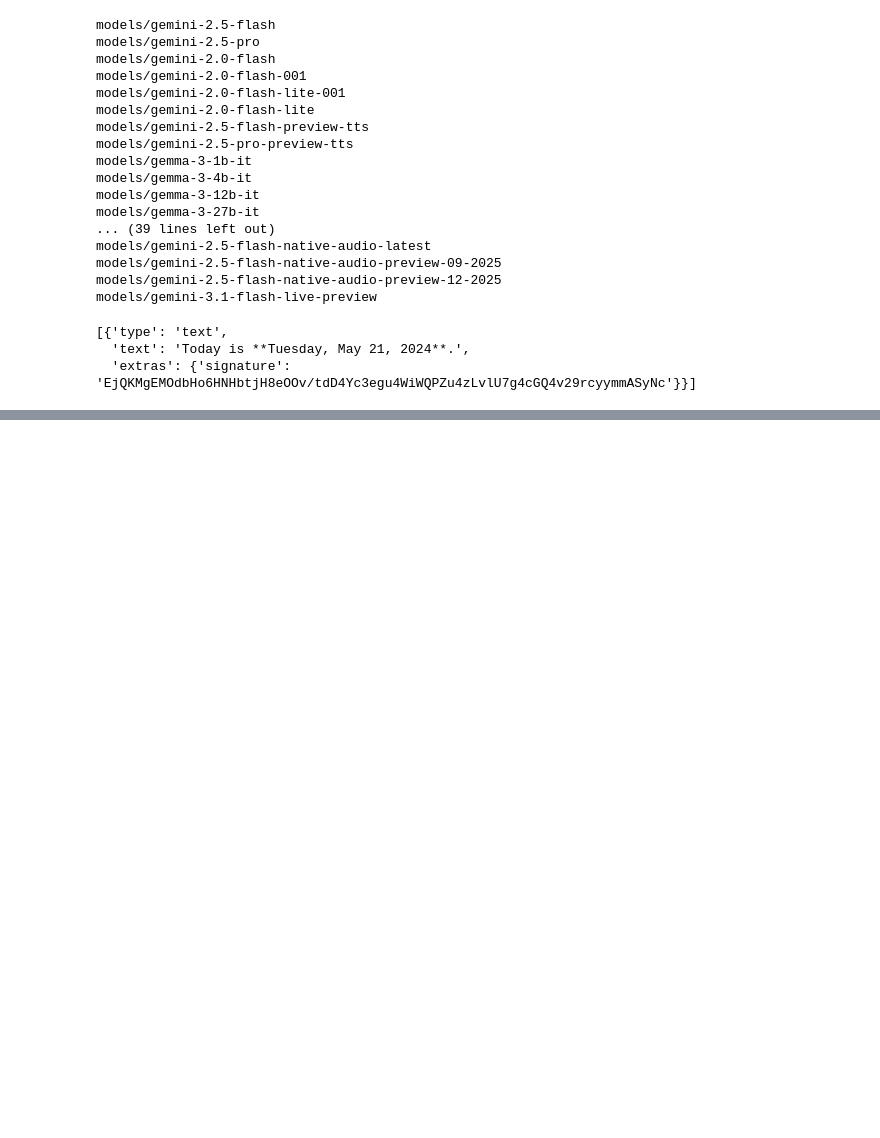
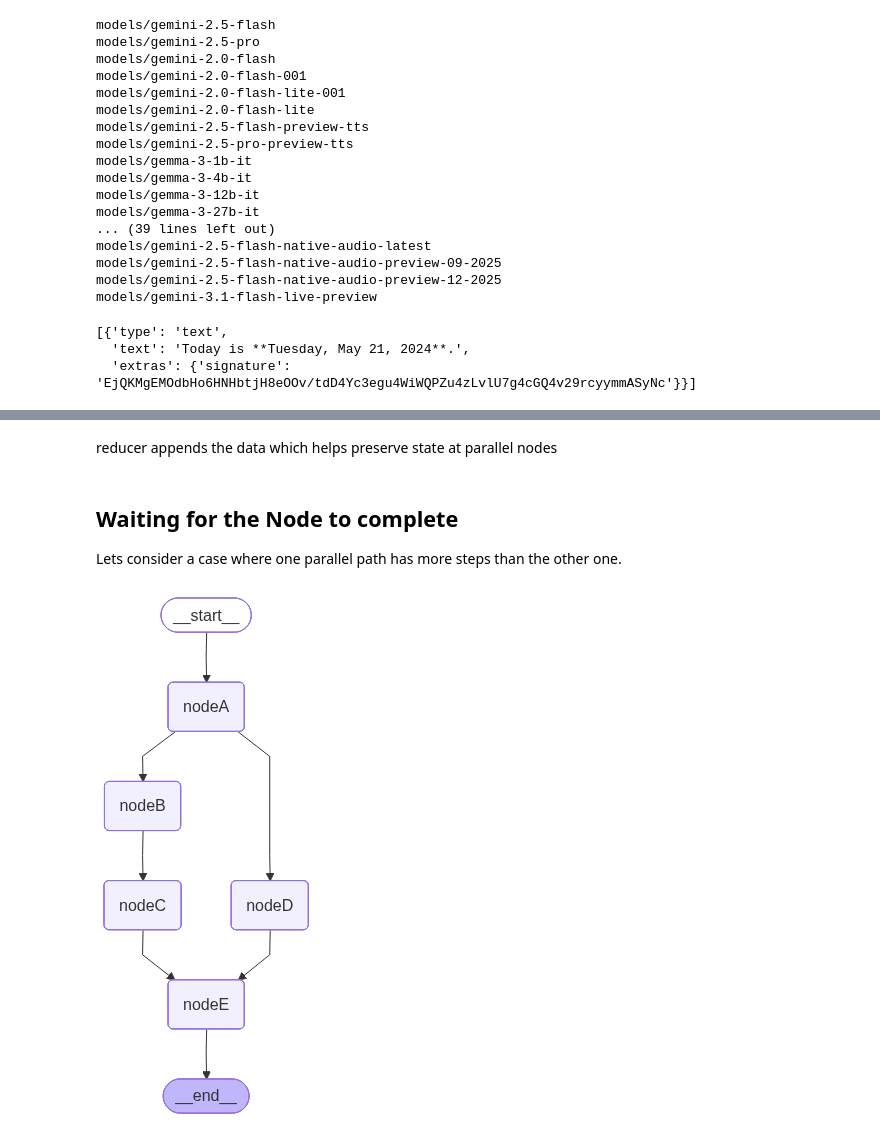
Before and after one commit to divya-gh/LangGraph-Course, a Jupyter notebook: Code/Lesson_4/Parallalization.ipynb, the cells around one changed output, grey strips where cells are left out. Cells and saved outputs as stored; diff of their text form; code cells hidden in the pictures; blank space fills up the shorter version.

```diff
--- a/Code/Lesson_4/Parallalization.ipynb
+++ b/Code/Lesson_4/Parallalization.ipynb
@@ -83,0 +247,28 @@ llm.invoke("What day is this?").content
+# %% [markdown]
+ reducer appends the data which helps preserve state at parallel nodes
+# %% [markdown]
+## Waiting for the Node to complete
+
+Lets consider a case where one parallel path has more steps than the other one.
+# %%
+builder = StateGraph(State)
+# Initialize each node with node_data
+data = ["A", "B", "C", "D", "E"]
+for item in data:
+    builder.add_node(f'node{item}', UpdateSummary(f"I am {item}"))
+
+# add flow
+
+builder.set_entry_point('nodeA')
+builder.add_edge('nodeA', 'nodeB')
+builder.add_edge('nodeB', 'nodeC')
+builder.add_edge('nodeA', 'nodeD')
+builder.add_edge('nodeC', 'nodeE')
+builder.add_edge('nodeD', 'nodeE')
+builder.add_edge('nodeE', END)
+
+graph =builder.compile()
+
+graph
+# %% [output]
+[figure, added]
```
Also changed, not shown: parts of 15 cells of this notebook, 8 other files.
